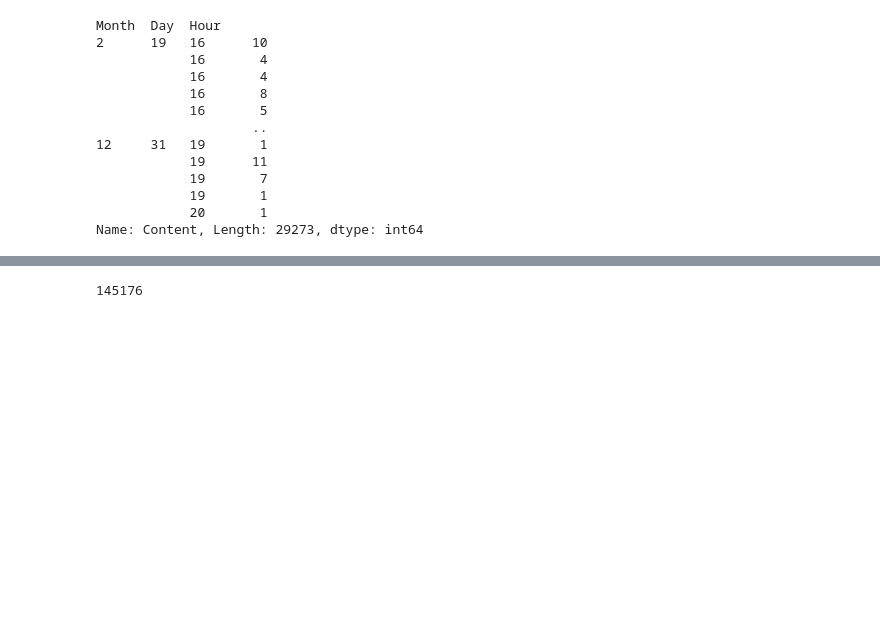
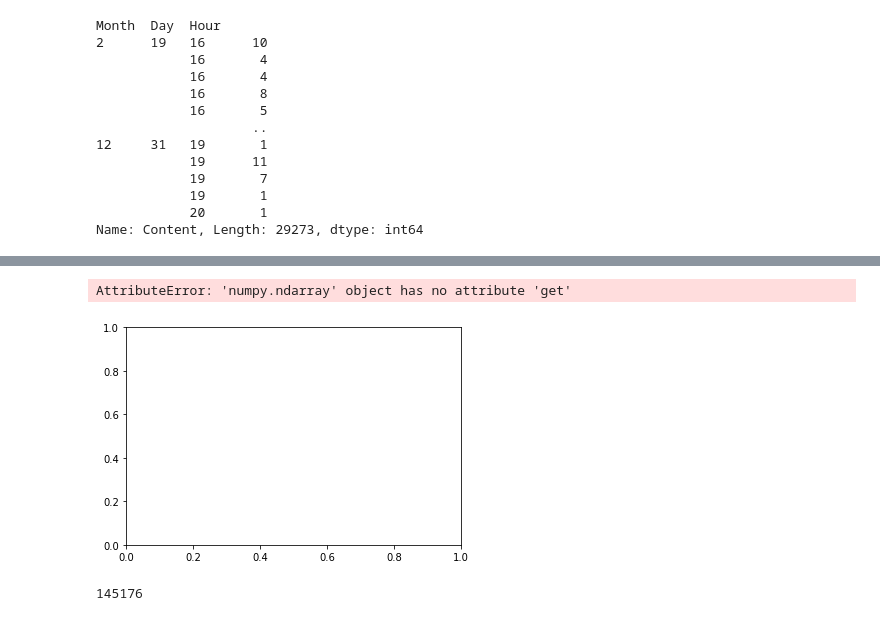
Before and after one commit to kamilkuzniak/WhatsApp-analyzer, a Jupyter notebook: Jupyter_testing.ipynb, the cells around one changed output, grey strips where cells are left out. Cells and saved outputs as stored; diff of their text form; code cells hidden in the pictures; blank space fills up the shorter version.

```diff
--- a/Jupyter_testing.ipynb
+++ b/Jupyter_testing.ipynb
@@ -1302,3 +1382,10 @@ Name: Word count, dtype: int64
+# %%
+figure3, ax3 = plt.subplots()
+sns.barplot(x=words_by_month.columns, data=words_by_month.values, hue=words_by_month.index)
+#sns.barplot(x=words_by_month.index, y=words_by_month['Kamil'], ax=ax3)
+# %% [output]
+AttributeError: 'numpy.ndarray' object has no attribute 'get'
+[figure, added]
 # %%
 word_count = chat_data.xs('Sara', level='Person')['Word count'].sum()
 # %%
```
Also changed, not shown: parts of 12 cells of this notebook, 2 other files.
